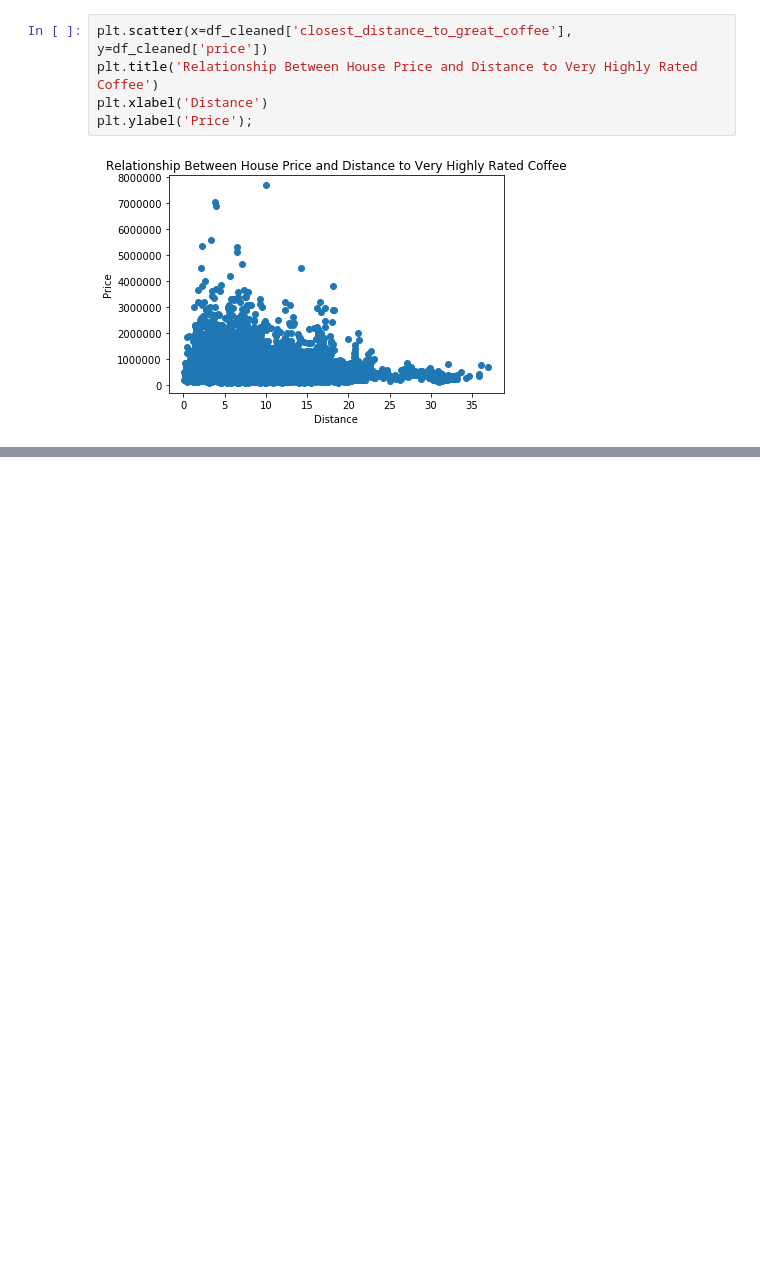
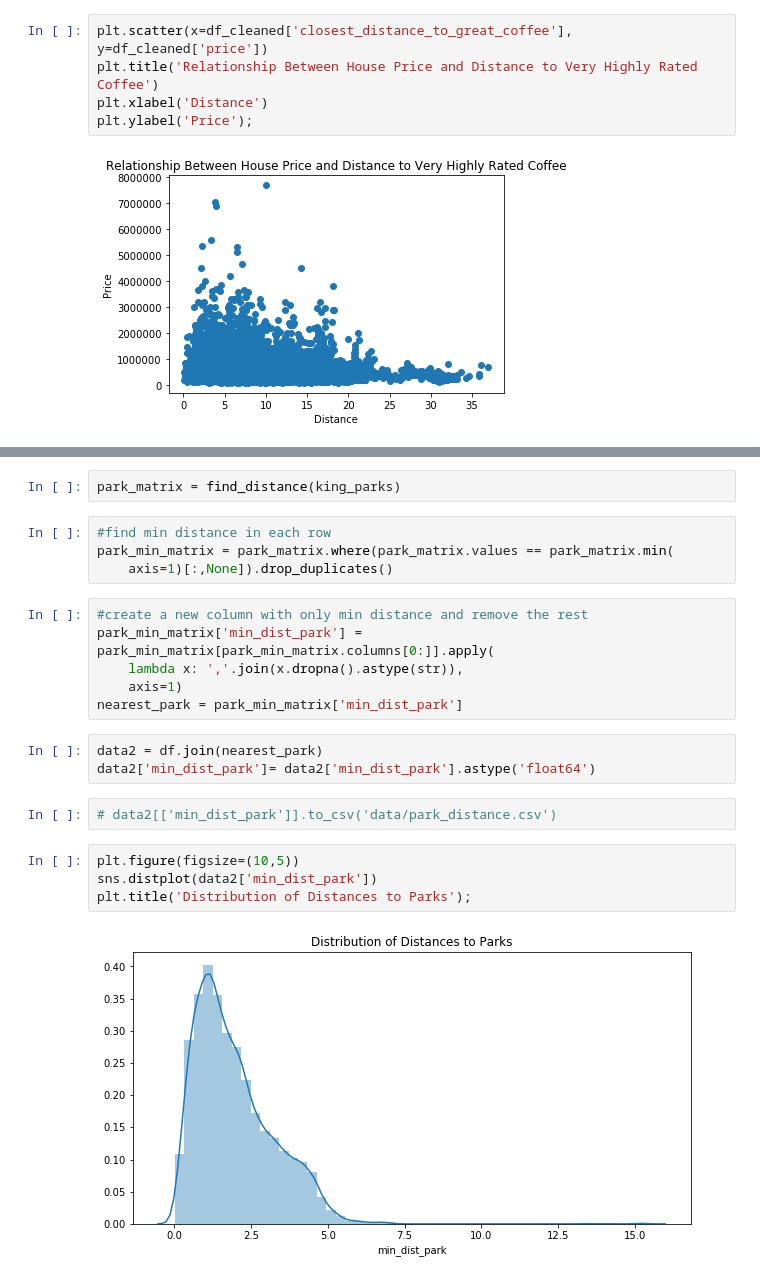
Before and after one commit to dtunnicliffe/house-price-regression-project, a Jupyter notebook: business_problem_and_data_understanding.ipynb, the cells around one changed output, grey strips where cells are left out. Saved outputs shown, nothing was run; the diff lists cells and outputs as text; blank space fills up the shorter version.

```diff
--- a/business_problem_and_data_understanding.ipynb
+++ b/business_problem_and_data_understanding.ipynb
@@ -803,0 +1001,23 @@ We found that there was a correlation between house price and proximity to a ver
+# %%
+park_matrix = find_distance(king_parks)
+# %%
+#find min distance in each row
+park_min_matrix = park_matrix.where(park_matrix.values == park_matrix.min(
+    axis=1)[:,None]).drop_duplicates()
+# %%
+#create a new column with only min distance and remove the rest
+park_min_matrix['min_dist_park'] = park_min_matrix[park_min_matrix.columns[0:]].apply(
+    lambda x: ','.join(x.dropna().astype(str)),
+    axis=1)
+nearest_park = park_min_matrix['min_dist_park']
+# %%
+data2 = df.join(nearest_park)
+data2['min_dist_park']= data2['min_dist_park'].astype('float64')
+# %%
+# data2[['min_dist_park']].to_csv('data/park_distance.csv')
+# %%
+plt.figure(figsize=(10,5))
+sns.distplot(data2['min_dist_park'])
+plt.title('Distribution of Distances to Parks');
+# %% [output]
+[figure, added]
```
Also changed, not shown: parts of 41 cells of this notebook.
